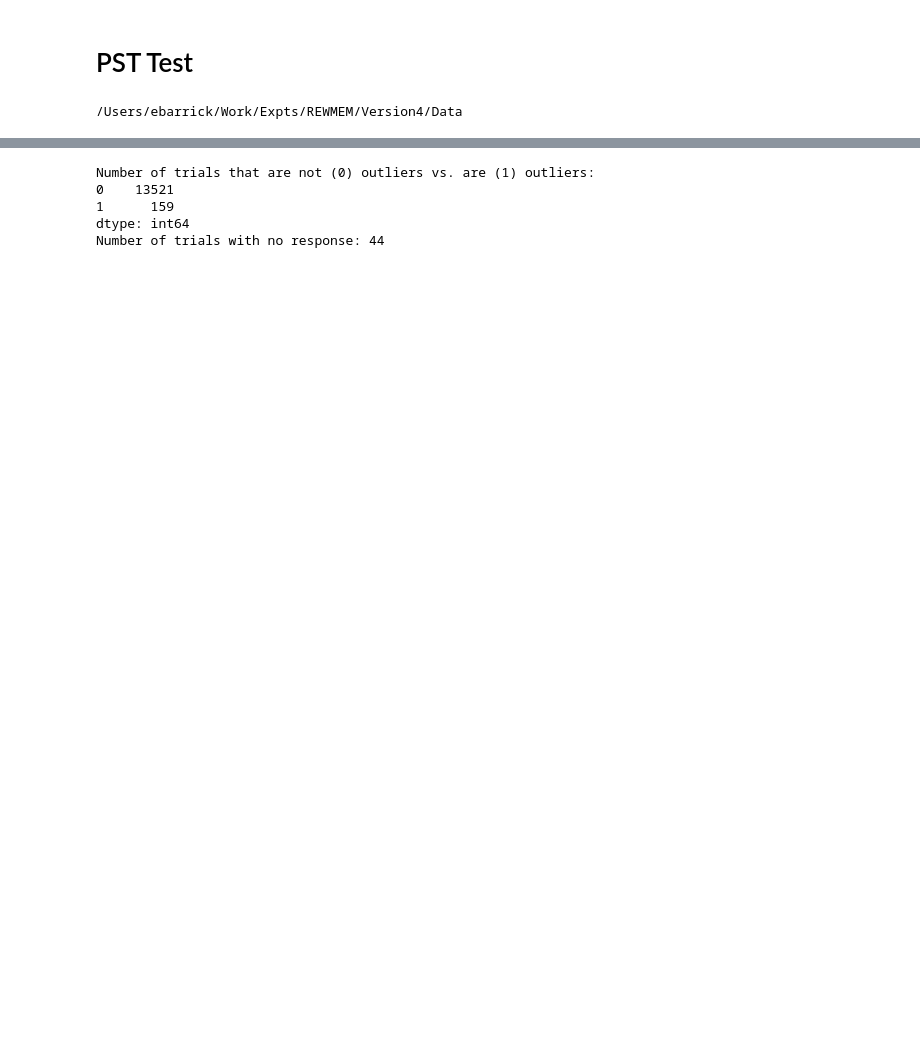
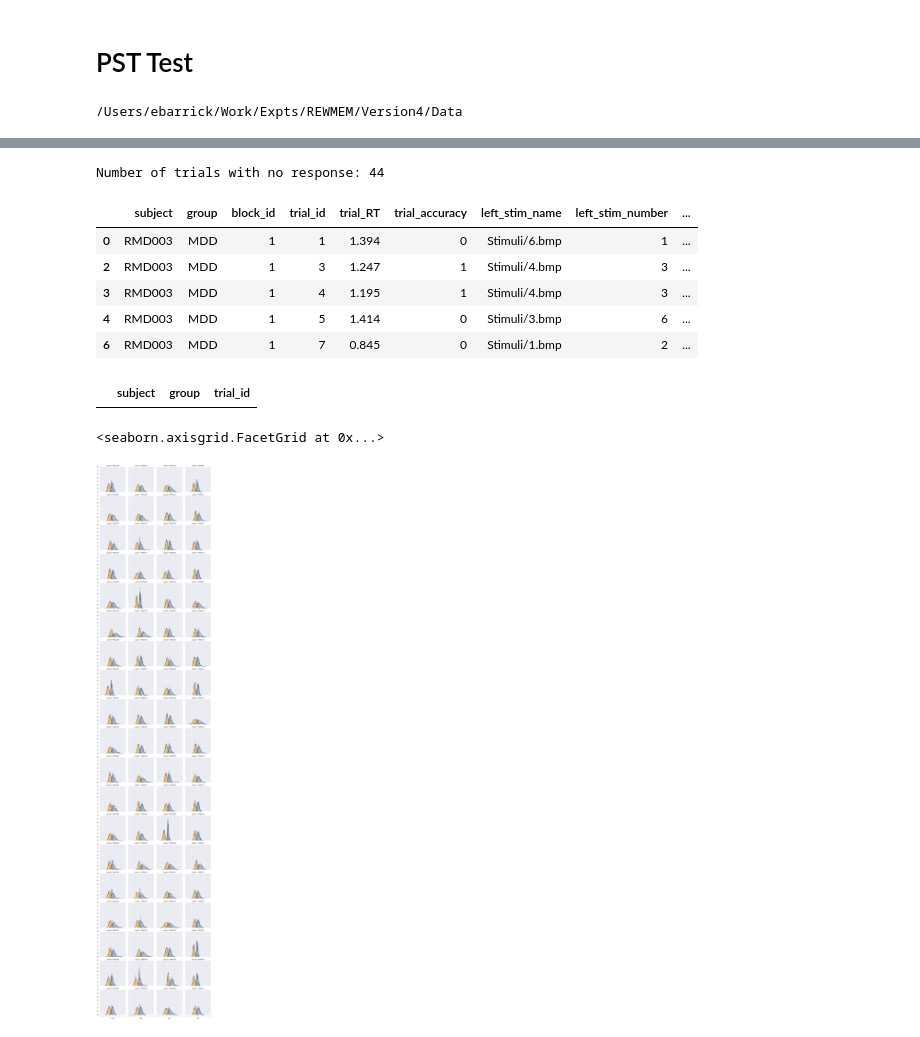
Before and after one commit to ebarrick/RMD_PST, a Jupyter notebook: PST_beh.ipynb, the cells around one changed output, grey strips where cells are left out. Cells and saved outputs as stored; diff of their text form; code cells hidden in the pictures; blank space fills up the shorter version.

```diff
--- a/PST_beh.ipynb
+++ b/PST_beh.ipynb
@@ -605,3 +652,20 @@ train_clean.head()
+# %%
+# Remember that for the test, you'll need to code trials as "ChooseA", "AvoidB", or "Neither"--this is one way you
+# could do that. You might need to write another function that would then generate accuracy on these trials for you,
+# by checking if the person selected stimulus A on each ChooseA trial (if yes, accuracy = 1; if not, accuracy = 0) and
+# did NOT choose B on each AvoidB trial (if they chose B, accuracy = 0; if they chose the other stim, accuracy = 1).
+# Remember that AB test trials don't go into this analysis (b/c the person has tons of experience with those trials
+# and you're looking to see if that experience generalized to novel trials). Also, trials w/o an A or B (e.g., CD trials)
+# don't go into this analysis either, so they should probably be coded "Neither" or something like that . . .
+
+d = {'AB':'Neither',
+     'AC':'ChooseA',
+     'BD':'AvoidB',
+    'CE':'Neither'}
+
+def CheckTrialType(stimulus):
+    output = d[stimulus]
+    return output
 # %% [markdown]
 # PST Test
 # %%
@@ -631,7 +695,7 @@ test_columns = ['subject','group','block_id','trial_id','trial_RT','trial_accura
 # %% [output]
 /Users/ebarrick/Work/Expts/REWMEM/Version4/Data
 # %%
-test_data['group'].replace('0', 'HC',inplace=True)
+test_data['group'].replace(0, 'HC',inplace=True)
 test_data['group'].replace(1, 'MDD',inplace=True)
 
 test_data = test_data.reindex(columns=test_columns)
@@ -648,0 +705,8 @@ test_full.head()
+# %%
+"""Looking for outliers"""
+
+test = OutCheck(test_full)
+
+print ('Number of trials that are outliers for each subject:')
+df2 = test[test['outlier'] == 1]
+print (df2.groupby('subject')['outlier'].count())
@@ -649,28 +731,31 @@ test_full.head()
 # %%
-dfs = []
-for sub in test_full.subject.unique():
-    outlier = []
-    df = test_full[test_full.subject == sub]
-    for i, row_i in df.iterrows():
-        if np.isnan(row_i.trial_RT):
-            outlier.append(np.nan)
-        elif abs(row_i.trial_RT-df.trial_RT.mean()) <= df.trial_RT.std()*3:
-            outlier.append(0)
-        else:
-            outlier.append(1)
-    df['outlier'] = outlier
-    dfs.append(df)
-test = pd.concat(dfs)
-
-print ("Number of trials that are not (0) outliers vs. are (1) outliers:")
-print (test.outlier.value_counts())
-
 # Count number of trials with no response, drop them, and drop outliers.
-print "Number of trials with no response: " + str(len(test[test.trial_RT == 999]))
+print 'Number of trials with no response: ' + str(len(test[test.trial_RT == 999]))
 test_clean = test[~((test.trial_RT == 999) | (test.outlier == 1))]
+test_clean.head()
 # %% [output]
-Number of trials that are not (0) outliers vs. are (1) outliers:
-0    13521
-1      159
-dtype: int64
 Number of trials with no response: 44
+|  | subject | group | block_id | trial_id | trial_RT | trial_accuracy | left_stim_name | left_stim_number | ... |
+| 0 | RMD003 | MDD | 1 | 1 | 1.394 | 0 | Stimuli/6.bmp | 1 | ... |
+| 2 | RMD003 | MDD | 1 | 3 | 1.247 | 1 | Stimuli/4.bmp | 3 | ... |
+| 3 | RMD003 | MDD | 1 | 4 | 1.195 | 1 | Stimuli/4.bmp | 3 | ... |
+| 4 | RMD003 | MDD | 1 | 5 | 1.414 | 0 | Stimuli/3.bmp | 6 | ... |
+| 6 | RMD003 | MDD | 1 | 7 | 0.845 | 0 | Stimuli/1.bmp | 2 | ... |
+# %%
+#Find out which participants responded <90% of the time -- none!
+g = test_clean.groupby(['subject', 'group']).trial_id.count()
+df = g.to_frame()
+df.reset_index(inplace=True)
+
+df.loc[(df["trial_id"] < 162)]
+# %% [output]
+|  | subject | group | trial_id |
+# %%
+# Single subject data, raw and log transformed RT with normal distribution overlaid to detect deviations.
+test_clean['lnRT'] = test_clean.trial_RT.apply(np.log)
+fg1 = sns.FacetGrid(data=test_clean.dropna(axis=0,subset=['trial_RT']),col='subject',col_wrap=4)
+fg1.map(sns.distplot,'trial_RT',kde=True,fit=sp.stats.norm)
+fg1.map(sns.distplot,'lnRT',kde=True,fit=sp.stats.norm,color='orange') # lnRT clearly more normal
+# %% [output]
+<seaborn.axisgrid.FacetGrid at 0x...>
+[figure, added]
```
Also changed, not shown: parts of 12 cells of this notebook.
